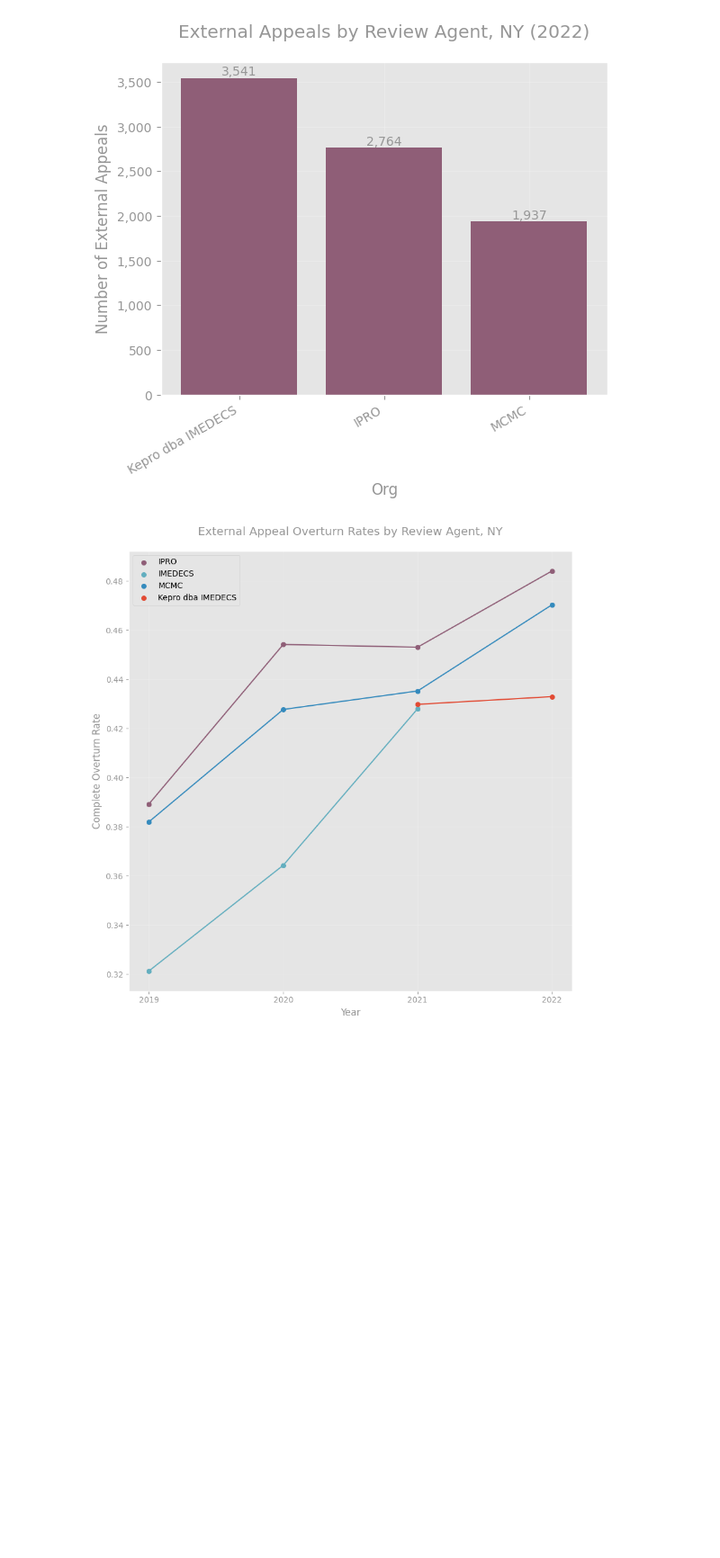
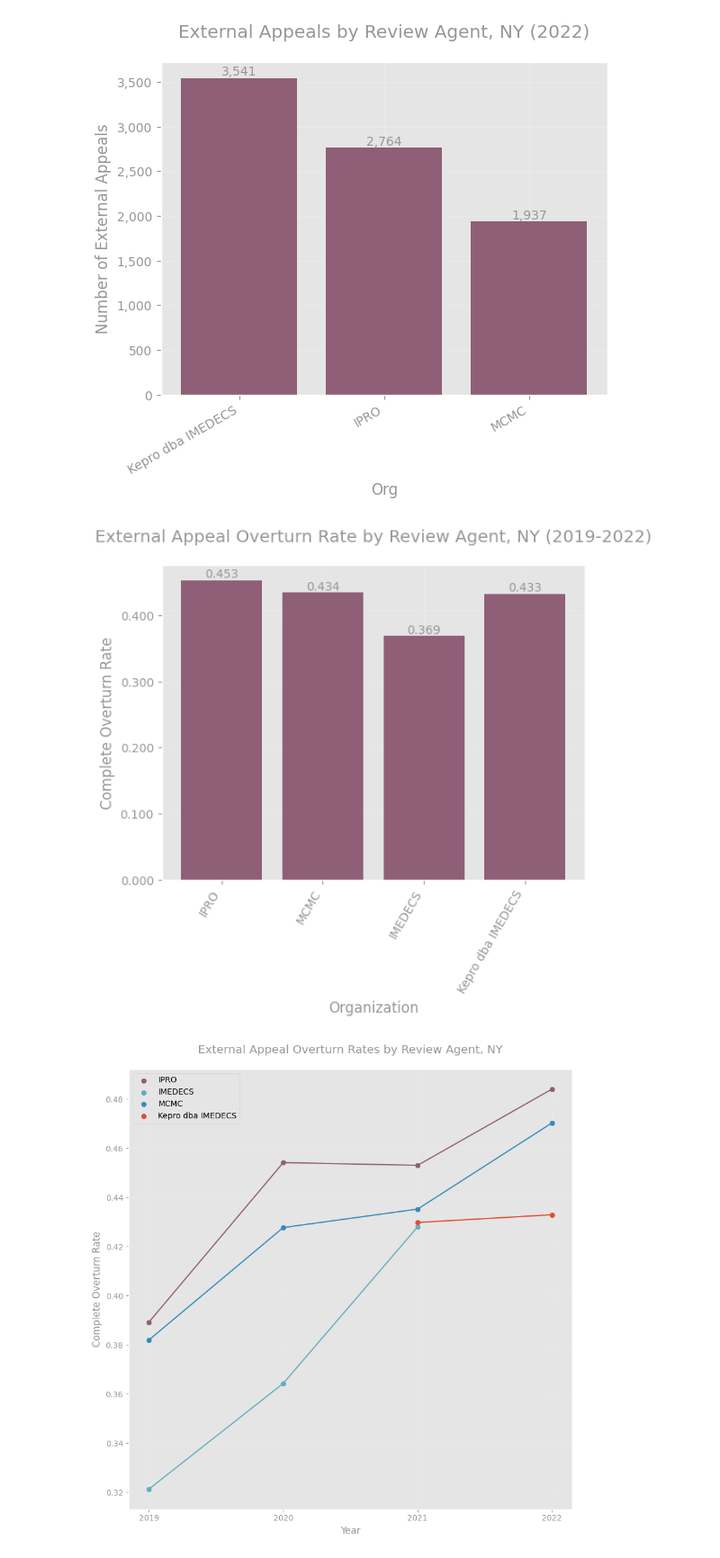
Before and after one commit to TPAFS/investigations, a Jupyter notebook: investigations/claims_denials/nys_external_appeals.ipynb, the cells around one changed output. Shown at 90% size. Drawn from its saved outputs; the diff is of its cells as text; code cells hidden in the pictures; blank space fills up the shorter version.

Commit message:
Add overturn rates by agent

```diff
--- a/investigations/claims_denials/nys_external_appeals.ipynb
+++ b/investigations/claims_denials/nys_external_appeals.ipynb
@@ -330,6 +330,40 @@ for year in df["Decision Year"].unique():
 [figure]
 [figure]
 [figure]
+# %%
+# Agent breakdowns overturn rates (averaged over years)
+
+
+def get_subgrp_rates(subgrp):
+    d = {}
+    d["overturn_rate"] = (subgrp["Appeal Decision"] == "Overturned").sum() / len(subgrp)
+    d["external_appeals"] = len(subgrp)
+    return pd.Series(d, index=["overturn_rate", "external_appeals"])
+
+
+agent_groups = df.groupby("Agent").apply(get_subgrp_rates).reset_index()
+agent_groups = agent_groups.sort_values("external_appeals", ascending=False)
+
+bar_names, bar_vals = agent_groups["Agent"].values, agent_groups["overturn_rate"].values
+
+title = "External Appeal Overturn Rate by Review Agent, NY (2019-2022)"
+val_axis_label = "Complete Overturn Rate"
+cat_axis_label = "Organization"
+plot_bar(
+    bar_names,
+    bar_vals,
+    title=title,
+    val_axis_label=val_axis_label,
+    cat_axis_label=cat_axis_label,
+    save_path=os.path.join(
+        OUTPUT_IMAGE_DIR, "external_appeal_overturn_rates_by_agent.png"
+    ),
+    bar_label=True,
+    int_vals=False,
+    htick_rotation=60,
+)
+# %% [output]
+[figure, added]
 # %%
 agent_decision_data = get_overturn_rates_by_category(df, cat_col="Agent", by_year=True)
 # %%
```
